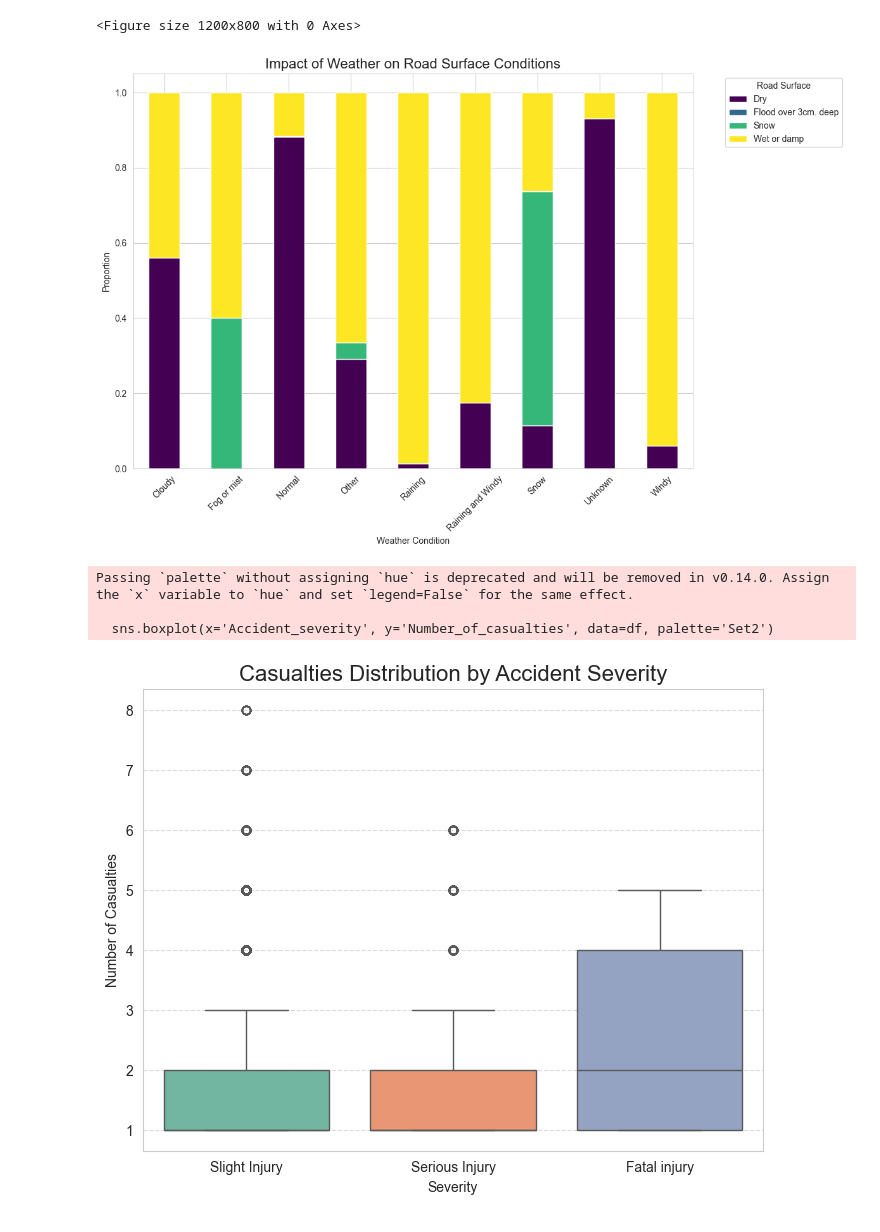
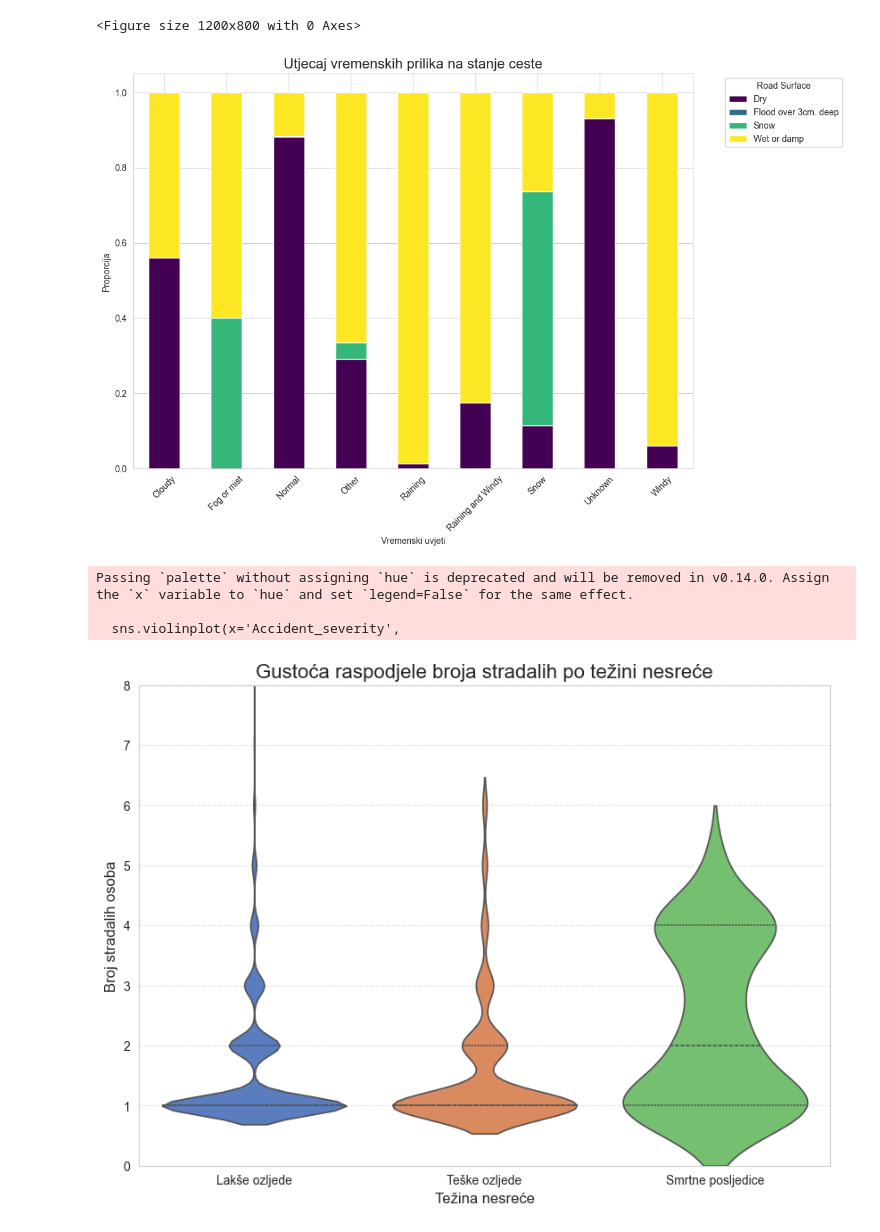
Before and after one commit to ninom5/UUPZ, a Jupyter notebook: pr4.ipynb, the cells around one changed output. Drawn from its saved outputs; the diff is of its cells as text; code cells hidden in the pictures.

```diff
--- a/pr4.ipynb
+++ b/pr4.ipynb
@@ -100,31 +93,43 @@ weather_road_pct = weather_road.div(weather_road.sum(1), axis=0)
 plt.figure(figsize=(12, 8))
 weather_road_pct.plot(kind='bar', stacked=True, colormap='viridis', figsize=(12,8))
 
-plt.title('Impact of Weather on Road Surface Conditions', fontsize=16)
-plt.xlabel('Weather Condition')
-plt.ylabel('Proportion')
+plt.title('Utjecaj vremenskih prilika na stanje ceste', fontsize=16)
+plt.xlabel('Vremenski uvjeti')
+plt.ylabel('Proporcija')
 plt.legend(title='Road Surface', bbox_to_anchor=(1.05, 1), loc='upper left')
 plt.xticks(rotation=45)
 plt.tight_layout()
 plt.show()
 # %% [output]
 <Figure size 1200x800 with 0 Axes>
-[figure, old version]
+[figure, new version]
 # %%
-plt.figure(figsize=(8, 6))
+plt.figure(figsize=(10, 7))
 
-sns.boxplot(x='Accident_severity', y='Number_of_casualties', data=df, palette='Set2')
+redoslijed = ['Slight Injury', 'Serious Injury', 'Fatal injury']
 
-plt.title('Casualties Distribution by Accident Severity', fontsize=16)
-plt.xlabel('Severity')
-plt.ylabel('Number of Casualties')
-plt.grid(True, axis='y', linestyle='--', alpha=0.7)
+sns.violinplot(x='Accident_severity',
+               y='Number_of_casualties',
+               data=df,
+               order=redoslijed,
+               palette='muted',
+               inner='quartile')
+
+plt.title('Gustoća raspodjele broja stradalih po težini nesreće', fontsize=16)
+plt.xlabel('Težina nesreće', fontsize=12)
+plt.ylabel('Broj stradalih osoba', fontsize=12)
+
+plt.gca().set_xticklabels(['Lakše ozljede', 'Teške ozljede', 'Smrtne posljedice'])
+
+plt.ylim(0, 8)
+
+plt.grid(axis='y', linestyle='--', alpha=0.5)
 plt.show()
 # %% [output]
 Passing `palette` without assigning `hue` is deprecated and will be removed in v0.14.0. Assign the `x` variable to `hue` and set `legend=False` for the same effect.
 
-  sns.boxplot(x='Accident_severity', y='Number_of_casualties', data=df, palette='Set2')
+  sns.violinplot(x='Accident_severity',
-[figure, old version]
+[figure, new version]
 # %%
 plt.figure(figsize=(10, 8))
 
```
Also changed, not shown: parts of 23 cells of this notebook, 1 other file.
